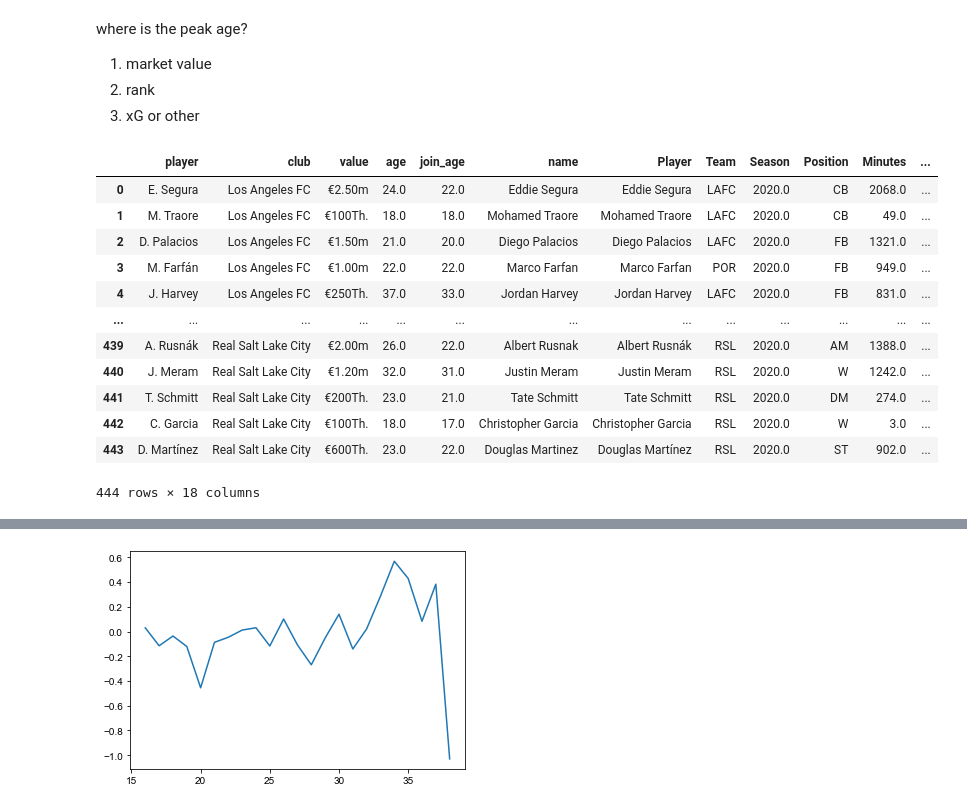
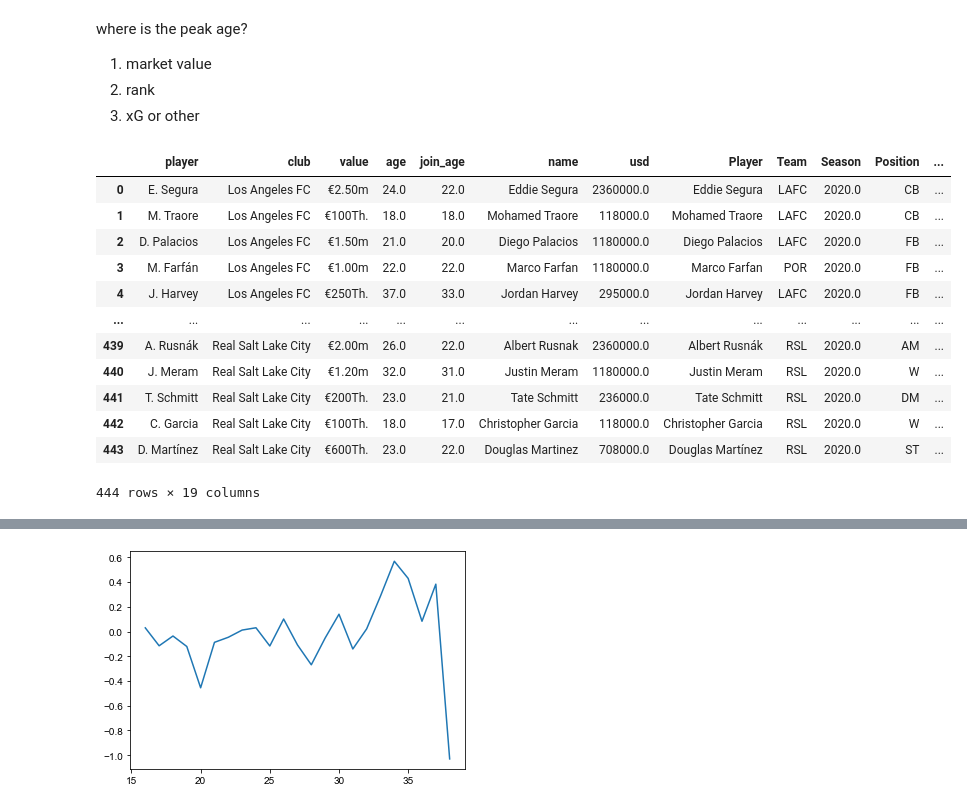
Before and after one commit to type-null/soccer-analysis, a Jupyter notebook: plot.ipynb, the cells around one changed output, grey strips where cells are left out. Cells and saved outputs as stored; diff of their text form; code cells hidden in the pictures.

```diff
--- a/plot.ipynb
+++ b/plot.ipynb
@@ -209,20 +228,20 @@ where is the peak age?
 2. rank
 3. xG or other
 # %%
-ag_df = pd.read_csv('data/age_g+.csv', usecols=range(1,19))
+ag_df = pd.read_csv('data/age_g+.csv', usecols=range(1,20))
 ag_df
 # %% [output]
-|  | player | club | value | age | join_age | name | Player | Team | Season | Position | Minutes | ... |
-| 0 | E. Segura | Los Angeles FC | €2.50m | 24.0 | 22.0 | Eddie Segura | Eddie Segura | LAFC | 2020.0 | CB | 2068.0 | ... |
-| 1 | M. Traore | Los Angeles FC | €100Th. | 18.0 | 18.0 | Mohamed Traore | Mohamed Traore | LAFC | 2020.0 | CB | 49.0 | ... |
-| 2 | D. Palacios | Los Angeles FC | €1.50m | 21.0 | 20.0 | Diego Palacios | Diego Palacios | LAFC | 2020.0 | FB | 1321.0 | ... |
-| 3 | M. Farfán | Los Angeles FC | €1.00m | 22.0 | 22.0 | Marco Farfan | Marco Farfan | POR | 2020.0 | FB | 949.0 | ... |
-| 4 | J. Harvey | Los Angeles FC | €250Th. | 37.0 | 33.0 | Jordan Harvey | Jordan Harvey | LAFC | 2020.0 | FB | 831.0 | ... |
+|  | player | club | value | age | join_age | name | usd | Player | Team | Season | Position | ... |
+| 0 | E. Segura | Los Angeles FC | €2.50m | 24.0 | 22.0 | Eddie Segura | 2360000.0 | Eddie Segura | LAFC | 2020.0 | CB | ... |
+| 1 | M. Traore | Los Angeles FC | €100Th. | 18.0 | 18.0 | Mohamed Traore | 118000.0 | Mohamed Traore | LAFC | 2020.0 | CB | ... |
+| 2 | D. Palacios | Los Angeles FC | €1.50m | 21.0 | 20.0 | Diego Palacios | 1180000.0 | Diego Palacios | LAFC | 2020.0 | FB | ... |
+| 3 | M. Farfán | Los Angeles FC | €1.00m | 22.0 | 22.0 | Marco Farfan | 1180000.0 | Marco Farfan | POR | 2020.0 | FB | ... |
+| 4 | J. Harvey | Los Angeles FC | €250Th. | 37.0 | 33.0 | Jordan Harvey | 295000.0 | Jordan Harvey | LAFC | 2020.0 | FB | ... |
 | ... | ... | ... | ... | ... | ... | ... | ... | ... | ... | ... | ... | ... |
-| 439 | A. Rusnák | Real Salt Lake City | €2.00m | 26.0 | 22.0 | Albert Rusnak | Albert Rusnák | RSL | 2020.0 | AM | 1388.0 | ... |
-| 440 | J. Meram | Real Salt Lake City | €1.20m | 32.0 | 31.0 | Justin Meram | Justin Meram | RSL | 2020.0 | W | 1242.0 | ... |
-| 441 | T. Schmitt | Real Salt Lake City | €200Th. | 23.0 | 21.0 | Tate Schmitt | Tate Schmitt | RSL | 2020.0 | DM | 274.0 | ... |
-| 442 | C. Garcia | Real Salt Lake City | €100Th. | 18.0 | 17.0 | Christopher Garcia | Christopher Garcia | RSL | 2020.0 | W | 3.0 | ... |
-| 443 | D. Martínez | Real Salt Lake City | €600Th. | 23.0 | 22.0 | Douglas Martinez | Douglas Martínez | RSL | 2020.0 | ST | 902.0 | ... |
+| 439 | A. Rusnák | Real Salt Lake City | €2.00m | 26.0 | 22.0 | Albert Rusnak | 2360000.0 | Albert Rusnák | RSL | 2020.0 | AM | ... |
+| 440 | J. Meram | Real Salt Lake City | €1.20m | 32.0 | 31.0 | Justin Meram | 1180000.0 | Justin Meram | RSL | 2020.0 | W | ... |
+| 441 | T. Schmitt | Real Salt Lake City | €200Th. | 23.0 | 21.0 | Tate Schmitt | 236000.0 | Tate Schmitt | RSL | 2020.0 | DM | ... |
+| 442 | C. Garcia | Real Salt Lake City | €100Th. | 18.0 | 17.0 | Christopher Garcia | 118000.0 | Christopher Garcia | RSL | 2020.0 | W | ... |
+| 443 | D. Martínez | Real Salt Lake City | €600Th. | 23.0 | 22.0 | Douglas Martinez | 708000.0 | Douglas Martínez | RSL | 2020.0 | ST | ... |
-444 rows × 18 columns
+444 rows × 19 columns
 # %%
```
Also changed, not shown: parts of 10 cells of this notebook, 8 other files.
